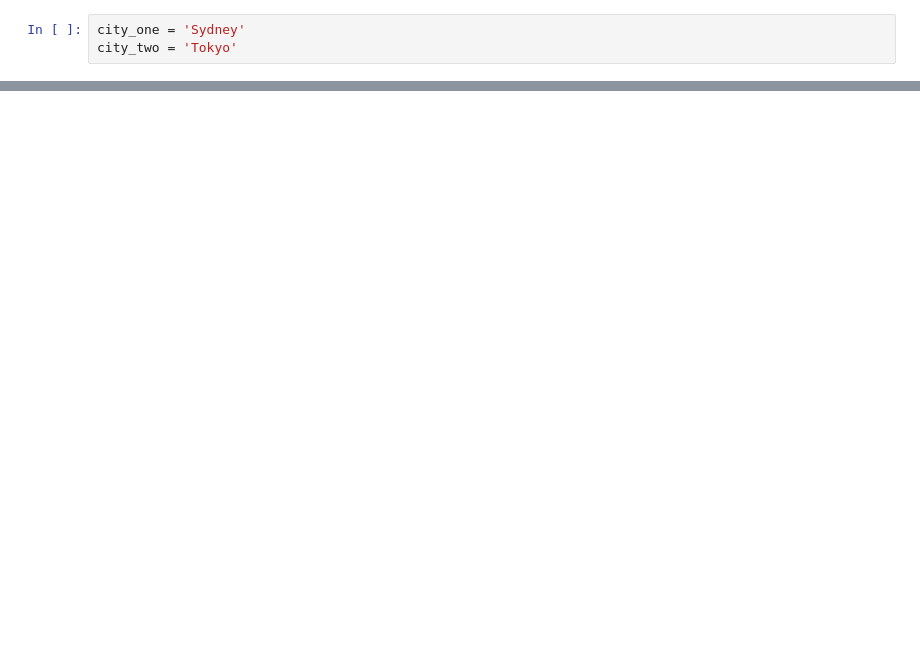
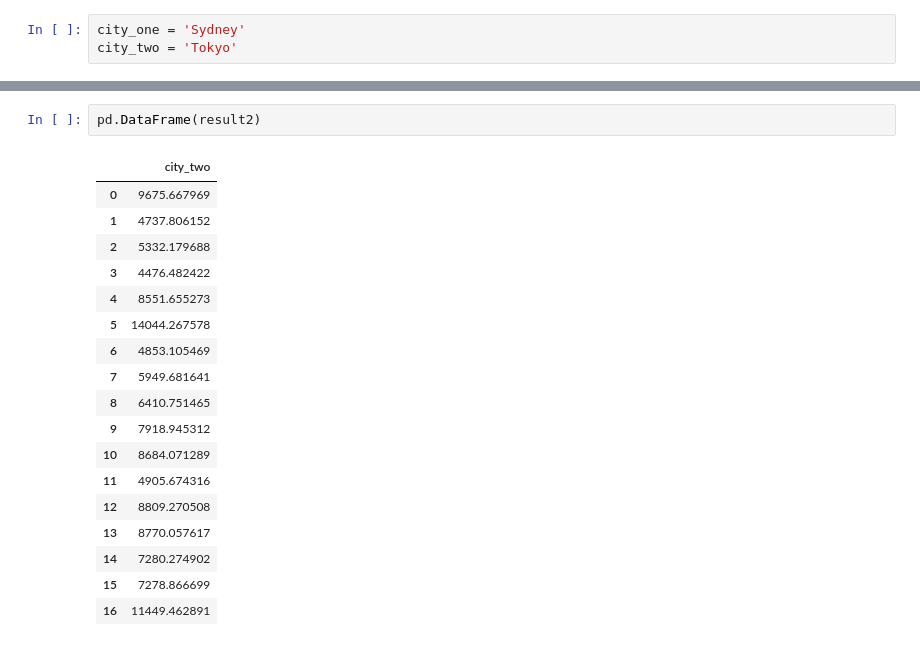
Before and after one commit to padofreo/smackbang_api, a Jupyter notebook: notebooks/flight_fare_prediction_endpoint.ipynb, the cells around one changed output, grey strips where cells are left out. Drawn from its saved outputs; the diff is of its cells as text; blank space fills up the shorter version.

```diff
--- a/notebooks/flight_fare_prediction_endpoint.ipynb
+++ b/notebooks/flight_fare_prediction_endpoint.ipynb
@@ -265,0 +283,21 @@ date_formatted = "/".join(date_filtered)
+# %%
+pd.DataFrame(result2)
+# %% [output]
+|  | city_two |
+| 0 | 9675.667969 |
+| 1 | 4737.806152 |
+| 2 | 5332.179688 |
+| 3 | 4476.482422 |
+| 4 | 8551.655273 |
+| 5 | 14044.267578 |
+| 6 | 4853.105469 |
+| 7 | 5949.681641 |
+| 8 | 6410.751465 |
+| 9 | 7918.945312 |
+| 10 | 8684.071289 |
+| 11 | 4905.674316 |
+| 12 | 8809.270508 |
+| 13 | 8770.057617 |
+| 14 | 7280.274902 |
+| 15 | 7278.866699 |
+| 16 | 11449.462891 |
```
Also changed, not shown: parts of 46 cells of this notebook, 1 other file.
